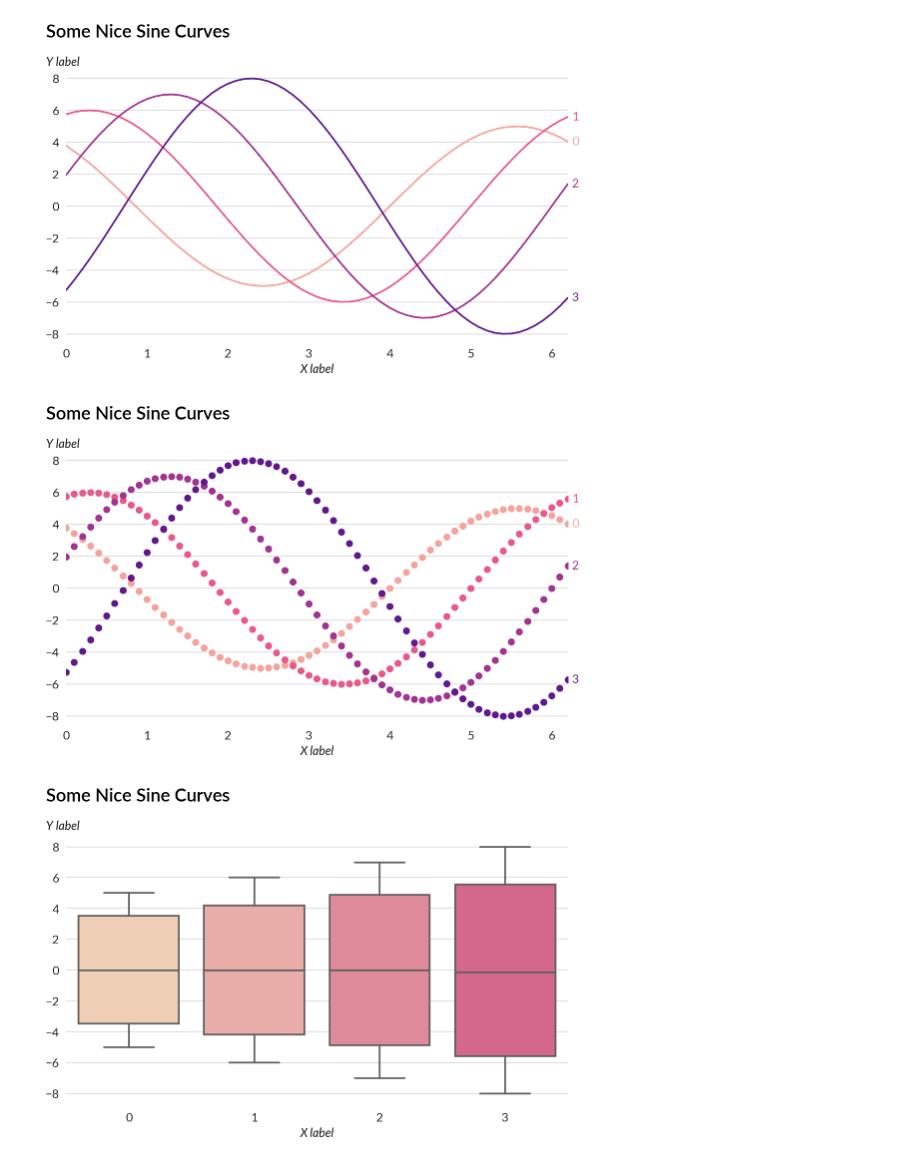
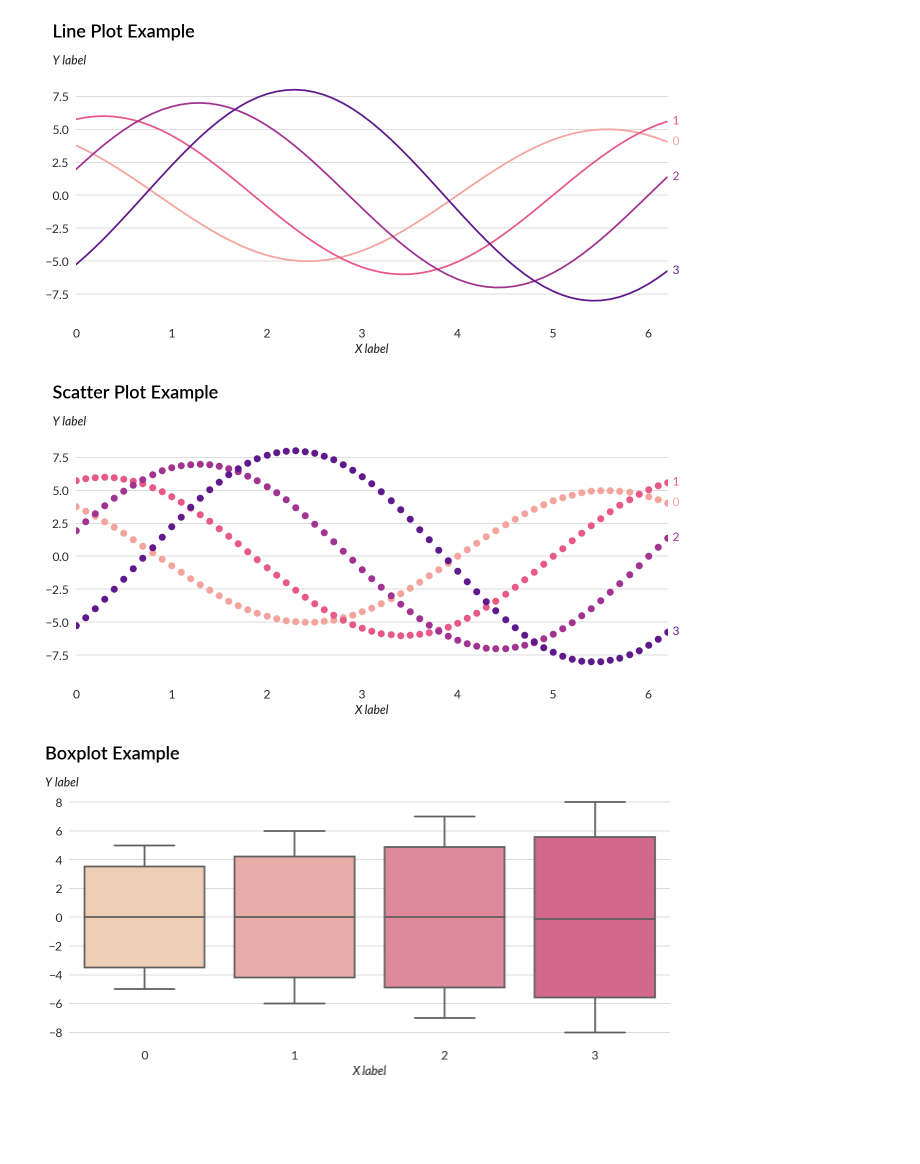
Before and after one commit to brucespang/plorts, a Jupyter notebook: Sample.ipynb, the cells around one changed output. Saved outputs shown, nothing was run; the diff lists cells and outputs as text; code cells hidden in the pictures; blank space fills up the shorter version.

```diff
--- a/Sample.ipynb
+++ b/Sample.ipynb
@@ -14,45 +11,42 @@ The autoreload extension is already loaded. To reload it, use:
 # %%
+plt.style.use(['plorts', 'plorts-web'])
+
 xmax = 2*np.pi
 f = lambda x,offset: (offset+1)*np.sin(x-offset)
 xs = np.arange(0,xmax,0.1)
 offsets = range(0,len(plorts.palettes.solarized))
 offsets = [4,5,6,7]
-df = pd.DataFrame([[x, f(x, offset), i] for x in xs for i,offset in enumerate(offsets)], columns=["x", "y", "offset"])
+df = pd.DataFrame([[x, f(x, offset), i, np.abs(f(x, offset))] for x in xs for i,offset in enumerate(offsets)], columns=["x", "y", "offset", "abs"])
 # %%
-import plorts
-reload(plorts)
-plt.style.use('./plorts/plorts.mplstyle')
-plt.style.use('./plorts/plorts-web.mplstyle')
 plt.figure()
-plt.title("Some Nice Sine Curves")
+plt.title("Line Plot Example")
 plorts.plot(df, x="x", y="y", hue="offset")
 plorts.legend(loc='end')
 plt.ylabel("Y label")
 plt.xlabel("X label")
-plt.axis(ymin=-8.5,ymax=8.5)
 plorts.style_axis()
+plorts.savefig("output/line-plot.png")
 # %% [output]
-[figure, old version]
+[figure, new version]
 # %%
-plt.style.use('./plorts/plorts.mplstyle')
-plt.style.use('./plorts/plorts-web.mplstyle')
 plt.figure()
-plt.title("Some Nice Sine Curves", weight="bold", y=1.1, x=-0.04, ha='left')
+plt.title("Scatter Plot Example")
 plorts.scatter(df, x="x", y="y", hue="offset")
 plorts.legend(loc='end')
 plt.ylabel("Y label")
 plt.xlabel("X label")
-plt.axis(ymin=-8.5,ymax=8.5)
 plorts.style_axis()
+plorts.savefig("output/scatter-plot.png")
 # %% [output]
-[figure, old version]
+[figure, new version]
 # %%
 plt.figure()
 sns.boxplot(data=df, x="offset", y="y")
 plt.ylabel("Y label")
 plt.xlabel("X label")
-plt.title("Some Nice Sine Curves")
+plt.title("Boxplot Example")
 plorts.style_axis()
+plorts.savefig("output/boxplot.png")
 # %% [output]
-[figure, old version]
+[figure, new version]
 # %%
```
Also changed, not shown: parts of 7 cells of this notebook, 12 other files.
